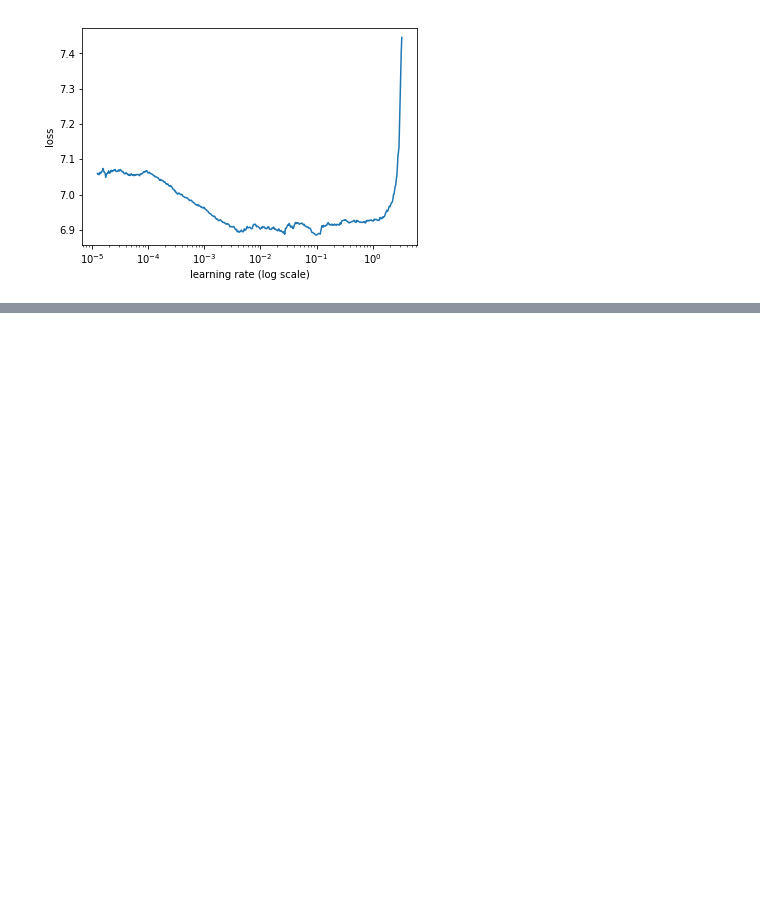
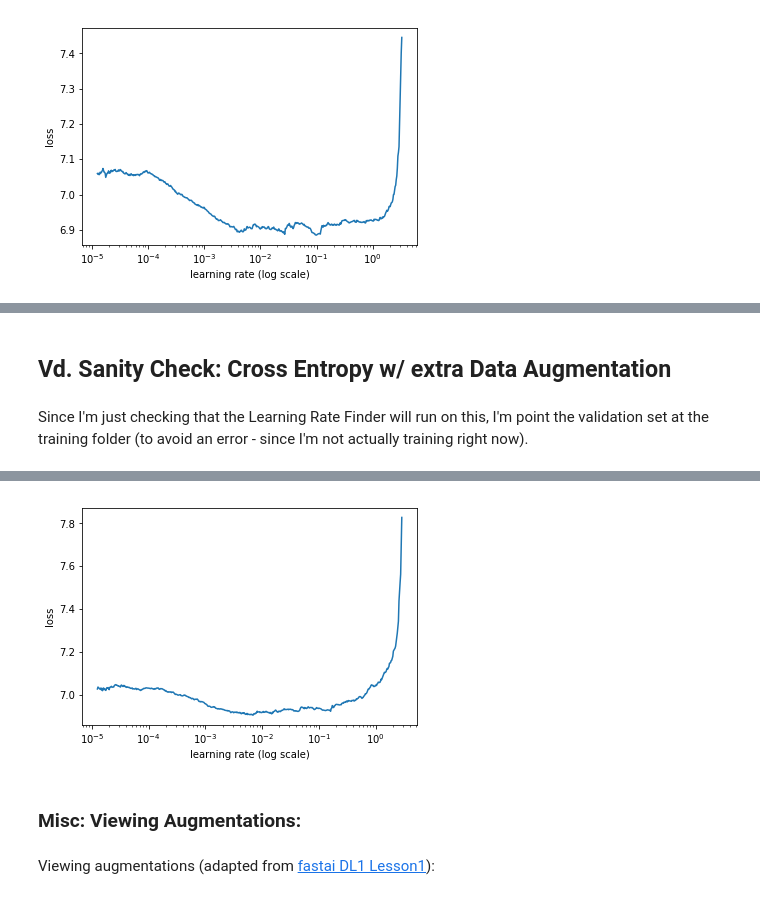
Before and after one commit to WNoxchi/deeplearningstudy, a Jupyter notebook: FADL2/darknet_test.ipynb, the cells around one changed output, grey strips where cells are left out. Drawn from its saved outputs; the diff is of its cells as text; code cells hidden in the pictures; blank space fills up the shorter version.

Commit message:
working on imagenet sample

```diff
--- a/FADL2/darknet_test.ipynb
+++ b/FADL2/darknet_test.ipynb
@@ -512,0 +519,19 @@ learner.sched.plot()
+# %% [markdown]
+## Vd. Sanity Check: Cross Entropy w/ extra Data Augmentation
+# %% [markdown]
+Since I'm just checking that the Learning Rate Finder will run on this, I'm point the validation set at the training folder (to avoid an error - since I'm not actually training right now).
+# %%
+bs = 32
+sz = 256
+
+darknet53 = darknet.darknet_53()
+
+tfms = tfms_from_stats(imagenet_stats, sz, aug_tfms=transforms_side_on,
+                       max_zoom=1.05, pad=sz//8)
+model_data = ImageClassifierData.from_paths(PATH, bs=bs, tfms=tfms, val_name='train')
+
+learner = ConvLearner.from_model_data(darknet53, model_data, crit=F.cross_entropy)
+# %%
+learner.lr_find()
+learner.sched.plot()
+# %% [output]
@@ -512,0 +539,5 @@ learner.sched.plot()
+[figure, added]
+# %% [markdown]
+### Misc: Viewing Augmentations:
+# %% [markdown]
+Viewing augmentations (adapted from [fastai DL1 Lesson1](https://github.com/fastai/fastai/blob/master/courses/dl1/lesson1.ipynb)):
```
Also changed, not shown: parts of 6 cells of this notebook, 1 other file.
